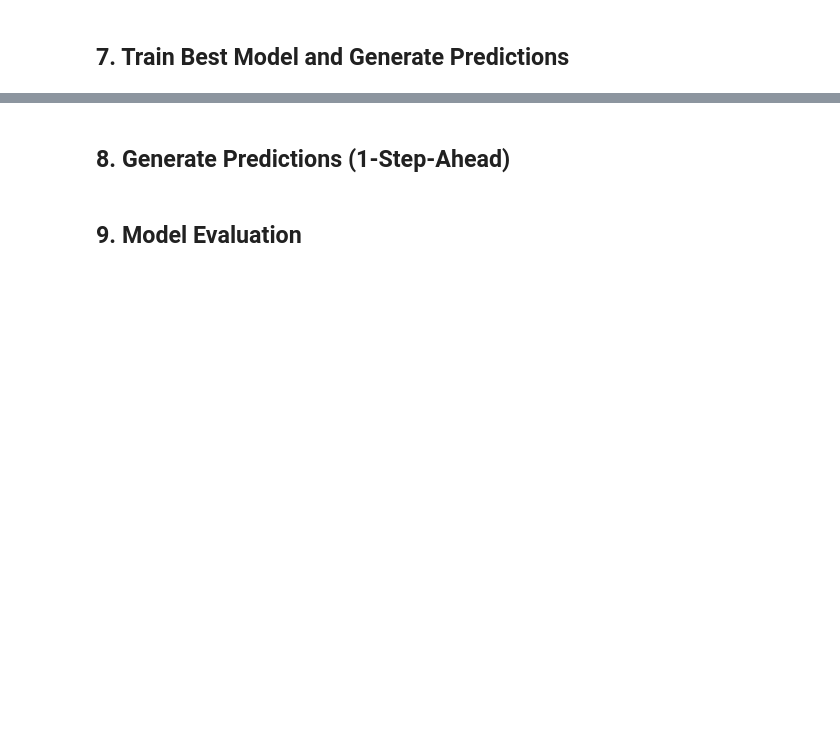
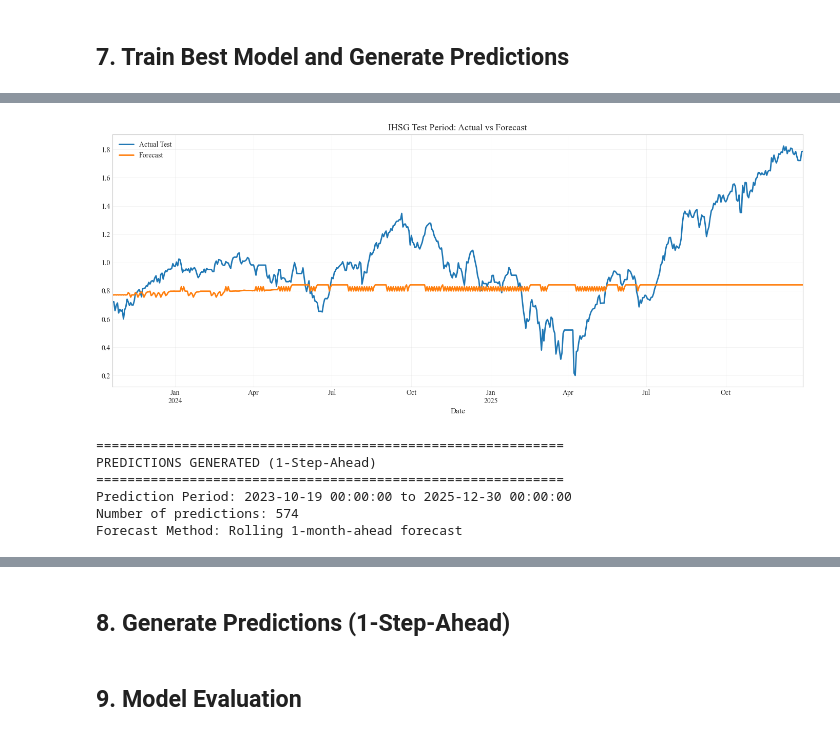
Before and after one commit to ravsssh/tesis-hakam, a Jupyter notebook: model-2-static.ipynb, the cells around one changed output, grey strips where cells are left out. Cells and saved outputs as stored; diff of their text form; code cells hidden in the pictures; blank space fills up the shorter version.

```diff
--- a/model-2-static.ipynb
+++ b/model-2-static.ipynb
@@ -370,13 +371,13 @@ IHSG_series_filled = TimeSeries.from_dataframe(ihsg_df, value_cols='IHSG', fill_
 COVAR_series_filled = TimeSeries.from_dataframe(covar_df, value_cols=['STI', 'Gold', 'Coal', 'Copper', 'Silver', 'Tin', 'Nickel'], fill_missing_dates=False, freq='B')
 # %%
 train_ratio = 0.8
-split_point = int(len(IHSG_series) * train_ratio)
+split_point = int(len(IHSG_series_filled) * train_ratio)
 
-ihsg_train = IHSG_series[:split_point]
-ihsg_test = IHSG_series[split_point:]
+ihsg_train = IHSG_series_filled[:split_point]
+ihsg_test = IHSG_series_filled[split_point:]
 
-covar_train = COVAR_series[:split_point]
-covar_test = COVAR_series[split_point:]
+covar_train = COVAR_series_filled[:split_point]
+covar_test = COVAR_series_filled[split_point:]
 # %%
 ihsg_train.plot(label='IHSG Train Series')
 ihsg_test.plot(label='IHSG Test Series')
@@ -588,0 +630,43 @@ print(f"  - Past: {covariates.components.tolist()}")
+# %%
+plt.figure(figsize=(14, 6))
+
+ihsg_test_scaled.plot(label="Actual Test")
+forecast.plot(label="Forecast", linewidth=2)
+
+plt.title("IHSG Test Period: Actual vs Forecast")
+plt.legend()
+plt.grid(True)
+plt.tight_layout()
+plt.show()
+# %% [output]
+[figure, added]
+# %%
+# Generate 1-step-ahead predictions using historical_forecasts
+# This simulates real-world scenario: predict month t+1, then move forward
+
+predictions_scaled = final_model.historical_forecasts(
+    series=ihsg_full_scaled,
+    past_covariates=covar_full_scaled,
+    start=ihsg_test_scaled.start_time(),
+    forecast_horizon=1,  # 1 month ahead
+    stride=1,            # Move 1 step each time
+    retrain=False,       # Use the trained model without retraining
+    verbose=True
+)
+
+predictions = scaler_ihsg.inverse_transform(predictions_scaled)
+test_actual = scaler_ihsg.inverse_transform(ihsg_test_scaled)
+
+print("="*60)
+print("PREDICTIONS GENERATED (1-Step-Ahead)")
+print("="*60)
+print(f"Prediction Period: {predictions.start_time()} to {predictions.end_time()}")
+print(f"Number of predictions: {len(predictions)}")
+print(f"Forecast Method: Rolling 1-month-ahead forecast")
+# %% [output]
+============================================================
+PREDICTIONS GENERATED (1-Step-Ahead)
+============================================================
+Prediction Period: 2023-10-19 00:00:00 to 2025-12-30 00:00:00
+Number of predictions: 574
+Forecast Method: Rolling 1-month-ahead forecast
```
Also changed, not shown: parts of 19 cells of this notebook, 16 other files.
